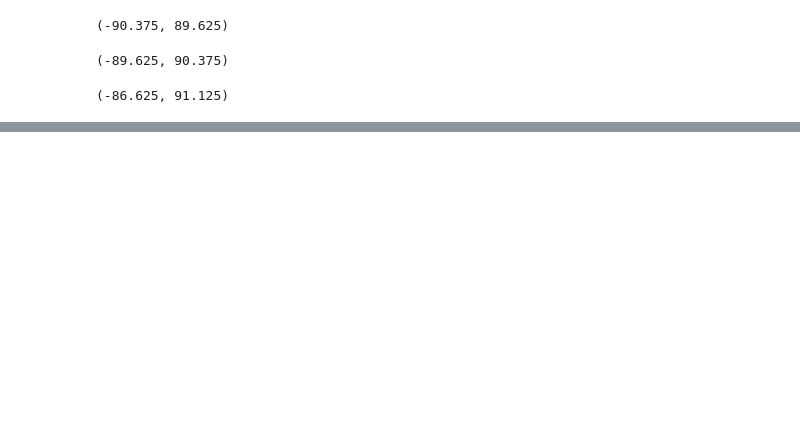
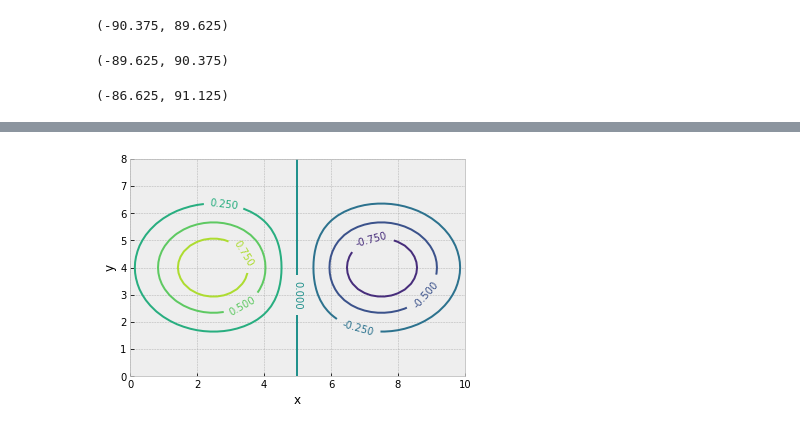
Before and after one commit to SergeyShchus/Data-analysis-Notebooks, a Jupyter notebook: Notebooks/PyGIS.ipynb, the cells around one changed output, grey strips where cells are left out. Saved outputs shown, nothing was run; the diff lists cells and outputs as text; code cells hidden in the pictures; blank space fills up the shorter version.

```diff
--- a/Notebooks/PyGIS.ipynb
+++ b/Notebooks/PyGIS.ipynb
@@ -896,0 +897,12 @@ Z = 10.0 * (Z2 - Z1)
+# %%
+x = linspace(0,10,51)
+y = linspace(0,8,41)
+(X,Y) = meshgrid(x,y)
+a = exp(-((X-2.5)**2 + (Y-4)**2)/4) - exp(-((X-7.5)**2 + (Y-4)**2)/4)
+c = plt.contour(x,y,a)
+l = plt.clabel(c)
+lx = plt.xlabel("x")
+ly = plt.ylabel("y")
+plt.show()
+# %% [output]
+[figure, added]
```
Also changed, not shown: parts of 8 cells of this notebook.
